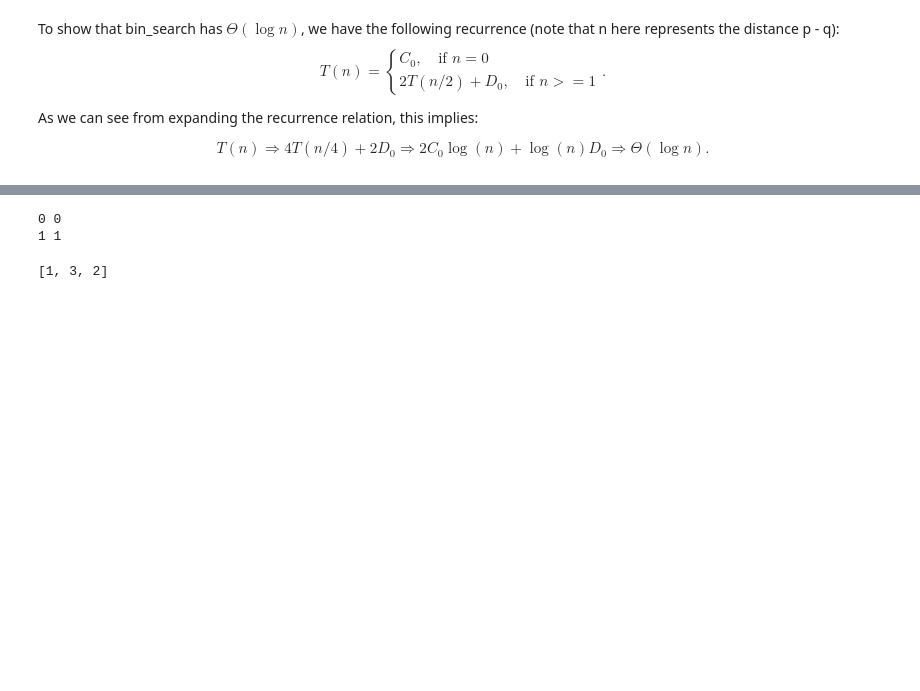
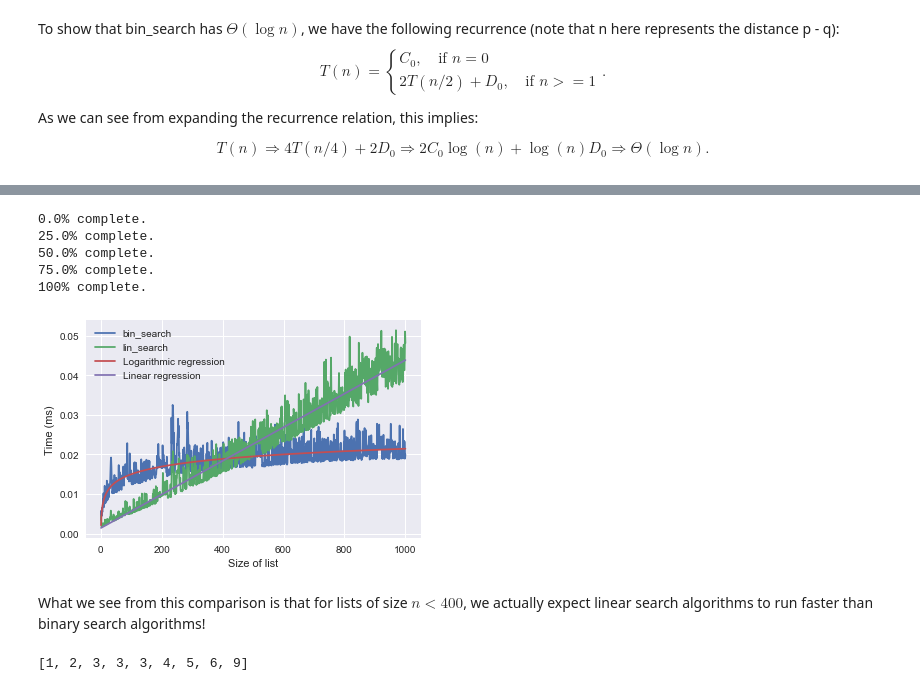
Before and after one commit to EverettSussman/Python, a Jupyter notebook: Jupyter_Notebooks/algorithms/Chapter 2/Chapter 2.ipynb, the cells around one changed output, grey strips where cells are left out. Saved outputs shown, nothing was run; the diff lists cells and outputs as text; code cells hidden in the pictures; blank space fills up the shorter version.

```diff
--- a/Jupyter_Notebooks/algorithms/Chapter 2/Chapter 2.ipynb
+++ b/Jupyter_Notebooks/algorithms/Chapter 2/Chapter 2.ipynb
@@ -430,3 +446,63 @@ We see that, surprisingly, the complexity of bin_search does not seem to run wit
+# %%
+# Comparison of linear search with binary search for small list size n
+
+# Number of data points
+rep = 1000
+
+# Create list of array sizes
+sizes = []
+for i in range(0, rep):
+    sizes.append(1 + i)
+
+# Create array of times
+bin_times = []
+lin_times = []
+
+for i in range(0, rep):
+    avg_time = []
+    l = range(0, sizes[i])
+    for j in range(0, 1000):
+        v = gen_sorted_list_val(sizes[i]+1)
+        start = time.clock()
+        lin_search(l, v)
+        avg_time.append(time.clock()-start)
+    lin_times.append(np.mean(avg_time))
+    avg_time = []
+    for j in range(0, 1000):
+        v = gen_sorted_list_val(sizes[i]+1)
+        start = time.clock()
+        bin_search(l, v)
+        avg_time.append(time.clock()-start)
+    bin_times.append(np.mean(avg_time))
+
+    # Show progress report
+    c = float(i)/n * 100
+    if int(c) % 25 == 0 and c % 5 == 0:
+        print "{}% complete.".format(c)
+print "100% complete."
+# %% [output]
+0.0% complete.
+25.0% complete.
+50.0% complete.
+75.0% complete.
+100% complete.
+# %%
+plt.plot(sizes, map(lambda x: 1000*x, bin_times), label="bin_search")
+plt.plot(sizes, map(lambda x: 1000*x, lin_times), label="lin_search")
+
+a, b = np.polyfit(np.log(sizes), map(lambda x: 1000*x, bin_times), 1)
+plt.plot(sizes, a*np.log(sizes) + b, label="Logarithmic regression")
+
+c, d = np.polyfit(sizes, map(lambda x: 1000*x, lin_times), 1)
+plt.plot(sizes, map(lambda x: c*x + d, sizes), label="Linear regression")
+plt.xlabel("Size of list")
+plt.ylabel("Time (ms)")
+plt.legend()
+plt.show()
+# %% [output]
+[figure, added]
+# %% [markdown]
+What we see from this comparison is that for lists of size $n < 400$, we actually expect linear search algorithms to run faster than binary search algorithms!
 # %%
 # Problem 3-6
 # Insertion sort with binary search, n log(n) worst-case run time?
@@ -459,7 +535,5 @@ def bin_ins_sort(A):
     return A
 # %%
-bin_ins_sort([1,3,2])
+bin_ins_sort([1,3,2,4, 5, 6, 3, 3, 9])
 # %% [output]
-0 0
-1 1
+[1, 2, 3, 3, 3, 4, 5, 6, 9]
-[1, 3, 2]
```
Also changed, not shown: parts of 30 cells of this notebook, 7 other files.
